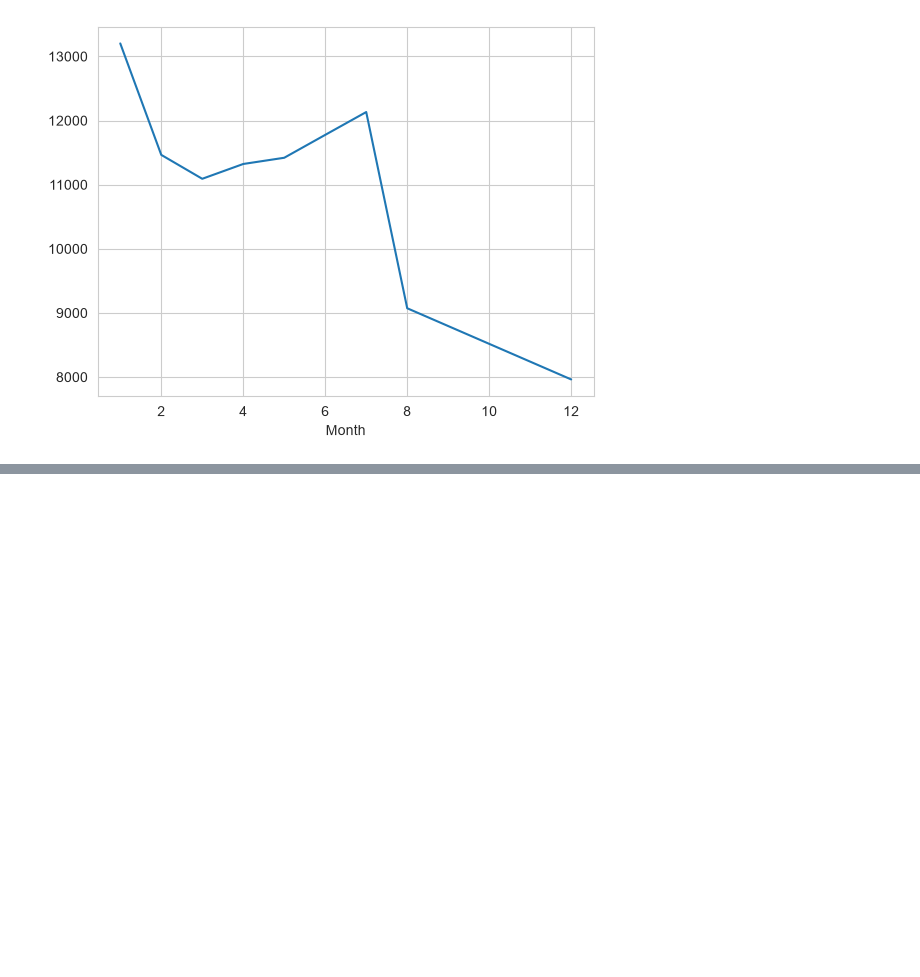
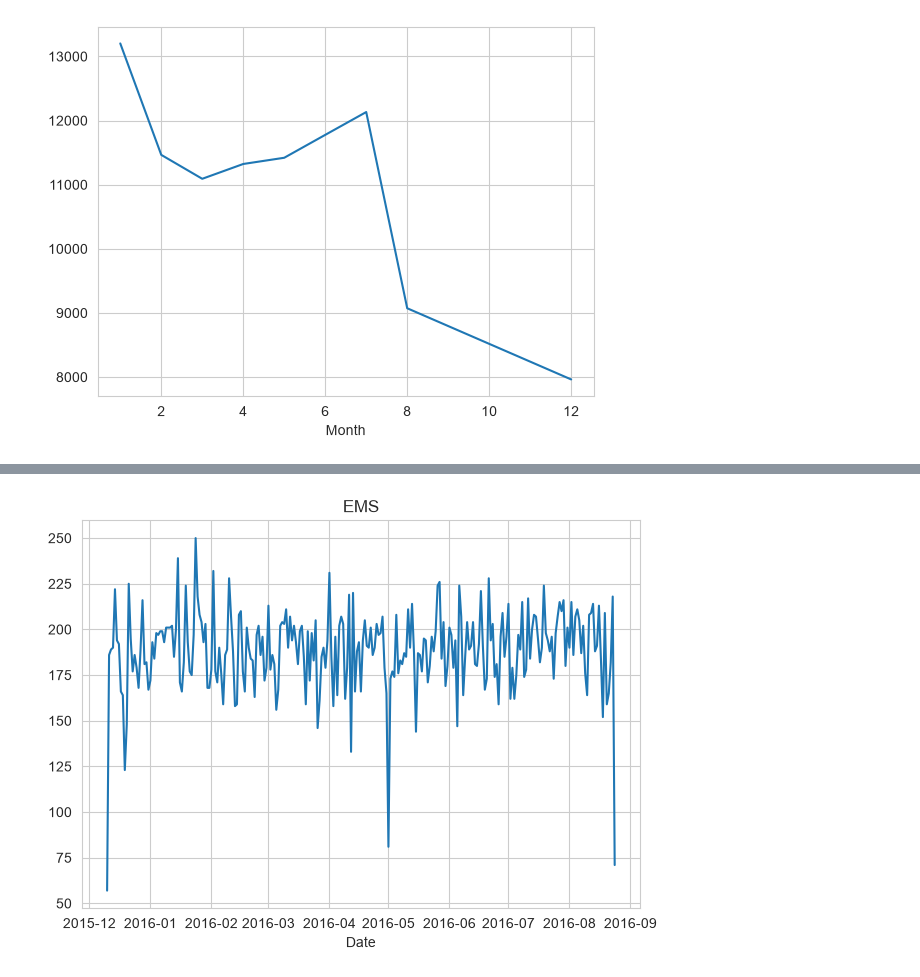
Before and after one commit to anushkaaaab/Data-Analysis-Project-1-911-calls-, a Jupyter notebook: 911 Calls.ipynb, the cells around one changed output, grey strips where cells are left out. Drawn from its saved outputs; the diff is of its cells as text; code cells hidden in the pictures; blank space fills up the shorter version.

```diff
--- a/911 Calls.ipynb
+++ b/911 Calls.ipynb
@@ -162,0 +184,6 @@ sns.lmplot(x='Month',y='twp',data=byMonth.reset_index())
+# %%
+df[df['Reason']=='EMS'].groupby('Date').count()['twp'].plot()
+plt.title('EMS')
+plt.tight_layout()
+# %% [output]
+[figure, added]
```
Also changed, not shown: parts of 11 cells of this notebook.
